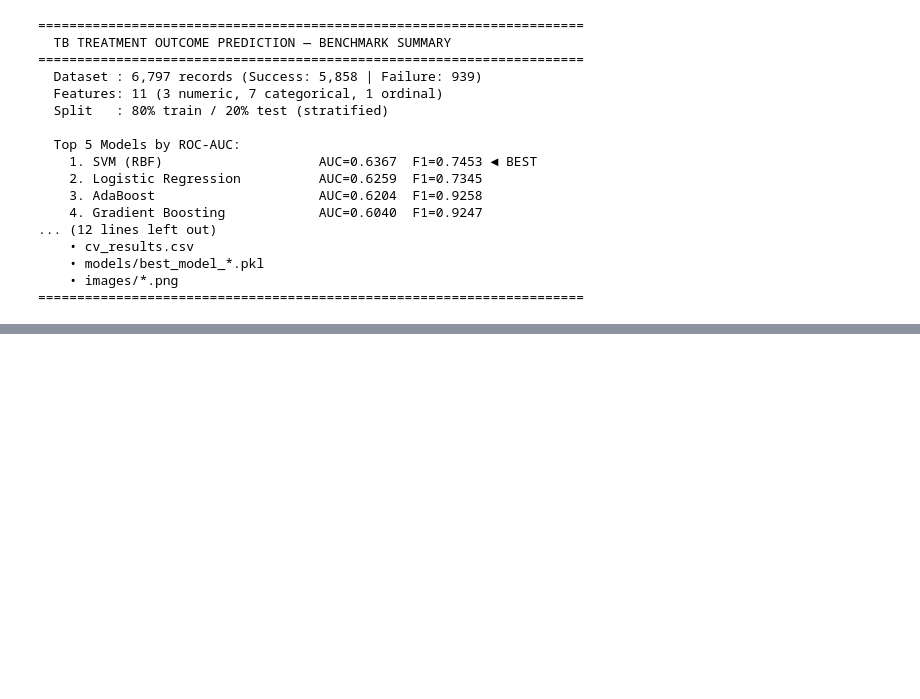
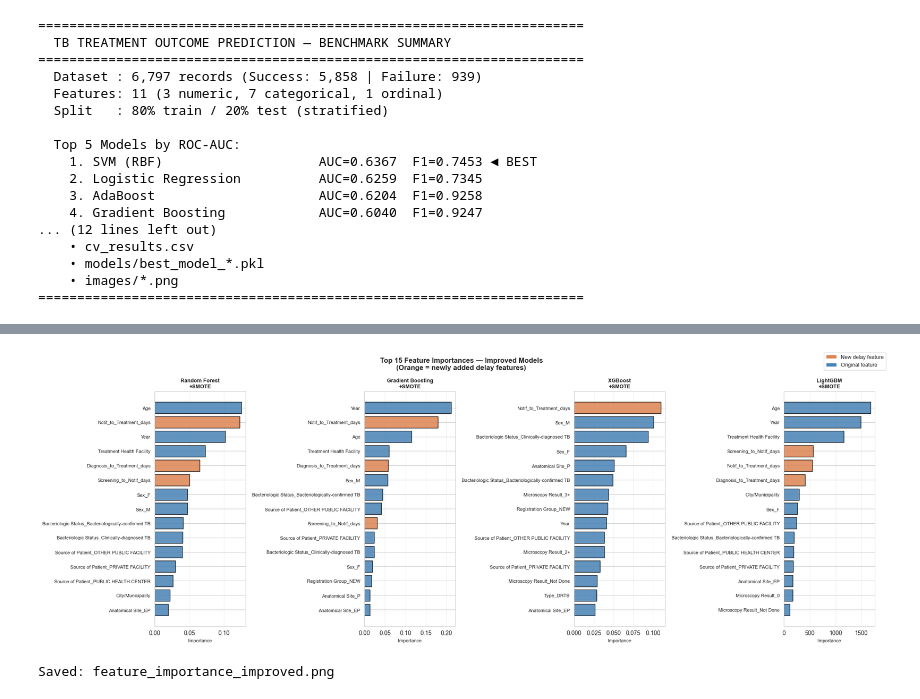
Before and after one commit to VladTemp27/TB-DOTS-CAR-CDSS, a Jupyter notebook: ml_treatment_outcome_prediction.ipynb, the cells around one changed output, grey strips where cells are left out. Cells and saved outputs as stored; diff of their text form; code cells hidden in the pictures; blank space fills up the shorter version.

```diff
--- a/ml_treatment_outcome_prediction.ipynb
+++ b/ml_treatment_outcome_prediction.ipynb
@@ -758,0 +1129,47 @@ print('=' * 70)
+# %%
+# ── Feature importance of best improved tree model ─────────────────────────
+tree_imp_models = {k: v for k, v in imp_trained_pipelines.items()
+                   if any(m in k for m in ['Random Forest', 'Gradient Boosting', 'XGBoost', 'LightGBM'])}
+
+def get_imp_feature_names(pipe):
+    ct = pipe.named_steps['preprocessor']
+    cat_names = list(ct.named_transformers_['cat'].named_steps['onehot'].get_feature_names_out(IMP_CAT))
+    return IMP_NUM + cat_names + IMP_ORD
+
+fig, axes = plt.subplots(1, len(tree_imp_models), figsize=(20, 7))
+
+for ax, (name, pipe) in zip(axes, tree_imp_models.items()):
+    clf         = pipe.named_steps['classifier']
+    feat_names  = get_imp_feature_names(pipe)
+    importances = clf.feature_importances_
+
+    top_idx  = np.argsort(importances)[-15:]
+    top_names = [feat_names[i] for i in top_idx]
+    top_vals  = importances[top_idx]
+
+    # Highlight the new delay features in orange
+    delay_feats = {'Notif_to_Treatment_days', 'Diagnosis_to_Treatment_days', 'Screening_to_Notif_days'}
+    colors_ = ['#DD8452' if n in delay_feats else 'steelblue' for n in top_names]
+
+    ax.barh(range(15), top_vals, color=colors_, edgecolor='black', alpha=0.85)
+    ax.set_yticks(range(15))
+    ax.set_yticklabels(top_names, fontsize=8)
+    ax.set_title(name.replace(' + SMOTE', '\n+SMOTE'), fontweight='bold', fontsize=9)
+    ax.set_xlabel('Importance', fontsize=8)
+    ax.grid(axis='x', alpha=0.3)
+
+# Legend
+from matplotlib.patches import Patch
+legend_elements = [Patch(facecolor='#DD8452', label='New delay feature'),
+                   Patch(facecolor='steelblue', label='Original feature')]
+fig.legend(handles=legend_elements, loc='upper right', fontsize=9)
+
+plt.suptitle('Top 15 Feature Importances — Improved Models\n(Orange = newly added delay features)',
+             fontsize=12, fontweight='bold')
+plt.tight_layout()
+plt.savefig('outputs/images/feature_importance_improved.png', dpi=150, bbox_inches='tight')
+plt.show()
+print('Saved: feature_importance_improved.png')
+# %% [output]
+[figure, added]
+Saved: feature_importance_improved.png
```
Also changed, not shown: parts of 9 cells of this notebook.
